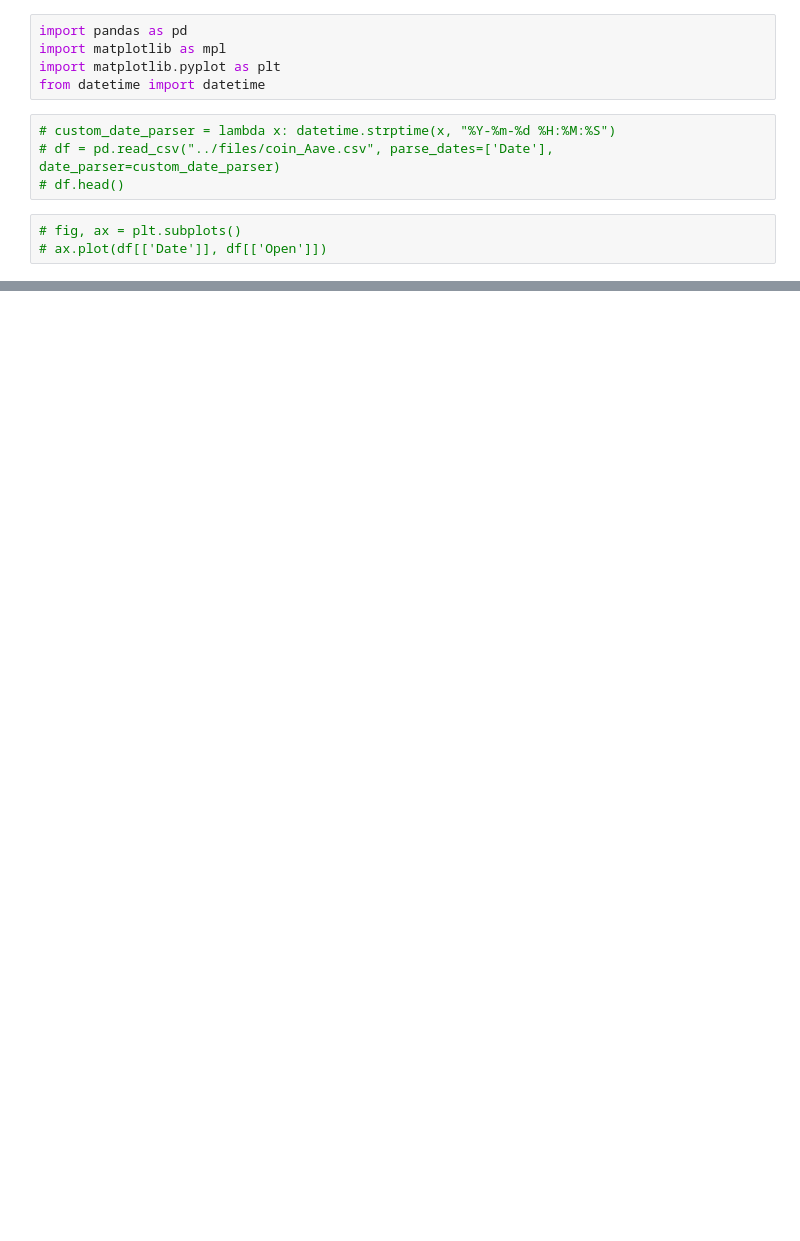
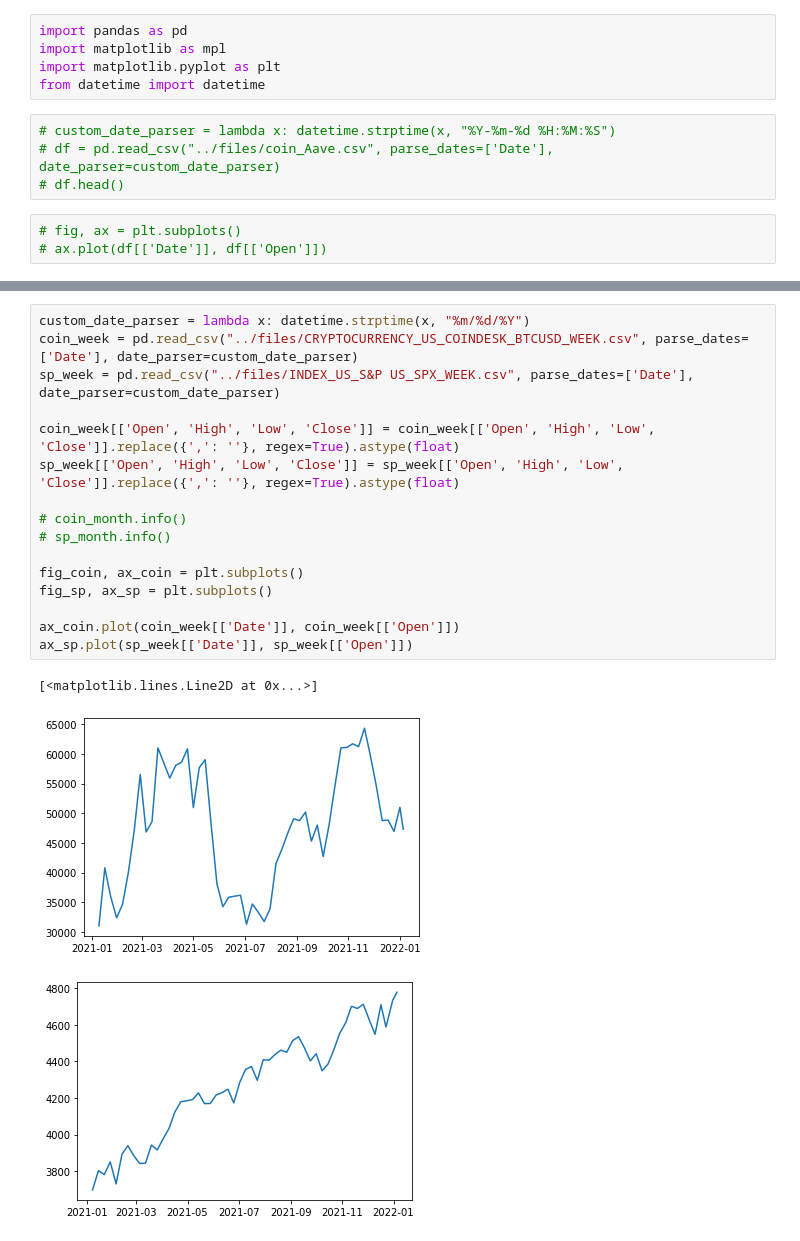
Before and after one commit to batman0911/coin_report, a Jupyter notebook: src/main.ipynb, the cells around one changed output, grey strips where cells are left out. Drawn from its saved outputs; the diff is of its cells as text; blank space fills up the shorter version.

```diff
--- a/src/main.ipynb
+++ b/src/main.ipynb
@@ -47,3 +47,23 @@ memory usage: 648.0 bytes
 [<matplotlib.lines.Line2D at 0x...>]
 [figure]
 [figure]
+# %%
+custom_date_parser = lambda x: datetime.strptime(x, "%m/%d/%Y")
+coin_week = pd.read_csv("../files/CRYPTOCURRENCY_US_COINDESK_BTCUSD_WEEK.csv", parse_dates=['Date'], date_parser=custom_date_parser)
+sp_week = pd.read_csv("../files/INDEX_US_S&P US_SPX_WEEK.csv", parse_dates=['Date'], date_parser=custom_date_parser)
+
+coin_week[['Open', 'High', 'Low', 'Close']] = coin_week[['Open', 'High', 'Low', 'Close']].replace({',': ''}, regex=True).astype(float)
+sp_week[['Open', 'High', 'Low', 'Close']] = sp_week[['Open', 'High', 'Low', 'Close']].replace({',': ''}, regex=True).astype(float)
+
+# coin_month.info()
+# sp_month.info()
+
+fig_coin, ax_coin = plt.subplots()
+fig_sp, ax_sp = plt.subplots()
+
+ax_coin.plot(coin_week[['Date']], coin_week[['Open']])
+ax_sp.plot(sp_week[['Date']], sp_week[['Open']])
+# %% [output]
+[<matplotlib.lines.Line2D at 0x...>]
+[figure, added]
+[figure, added]
```
Also changed, not shown: parts of 1 cell of this notebook, 2 other files.
